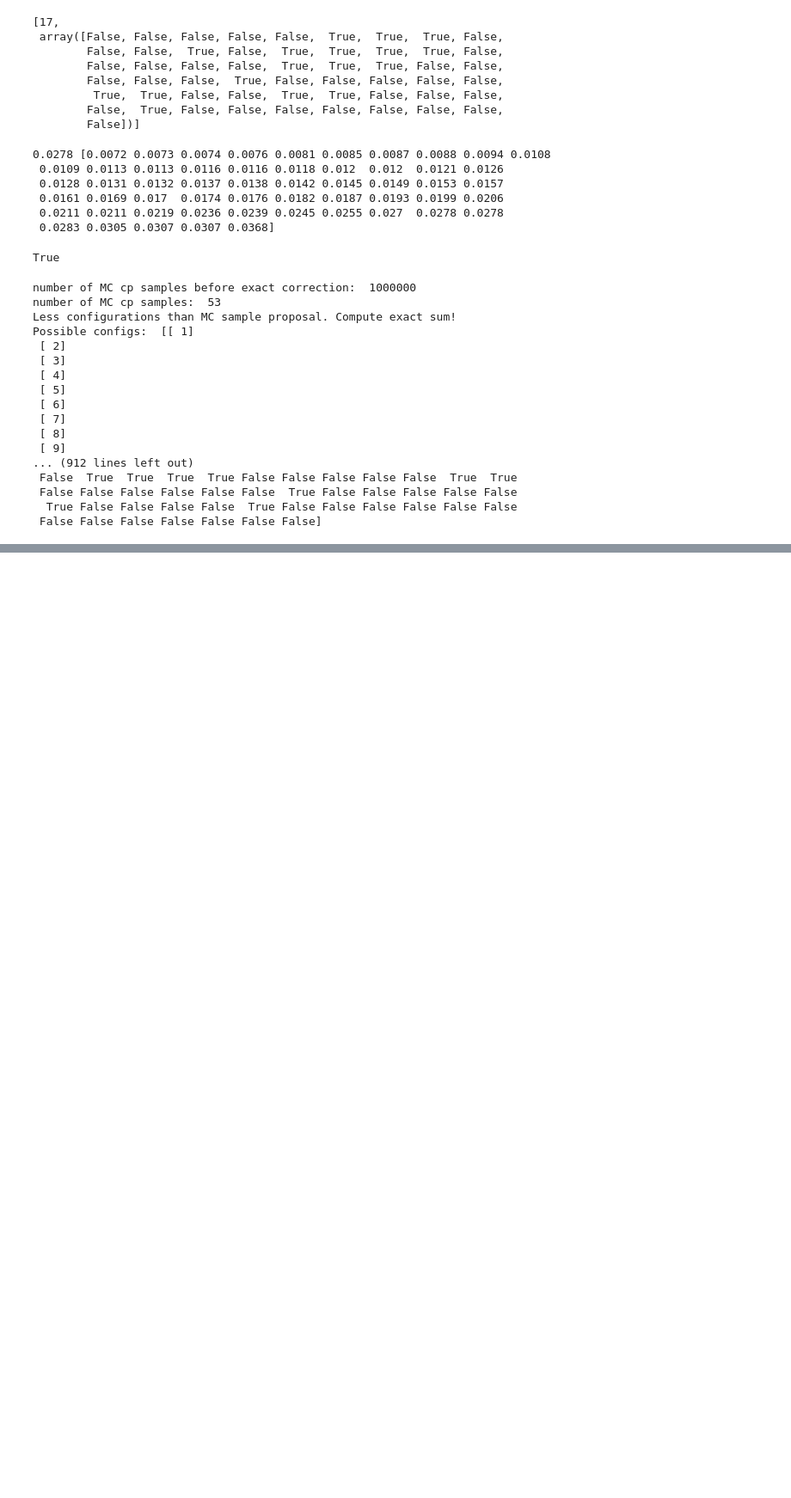
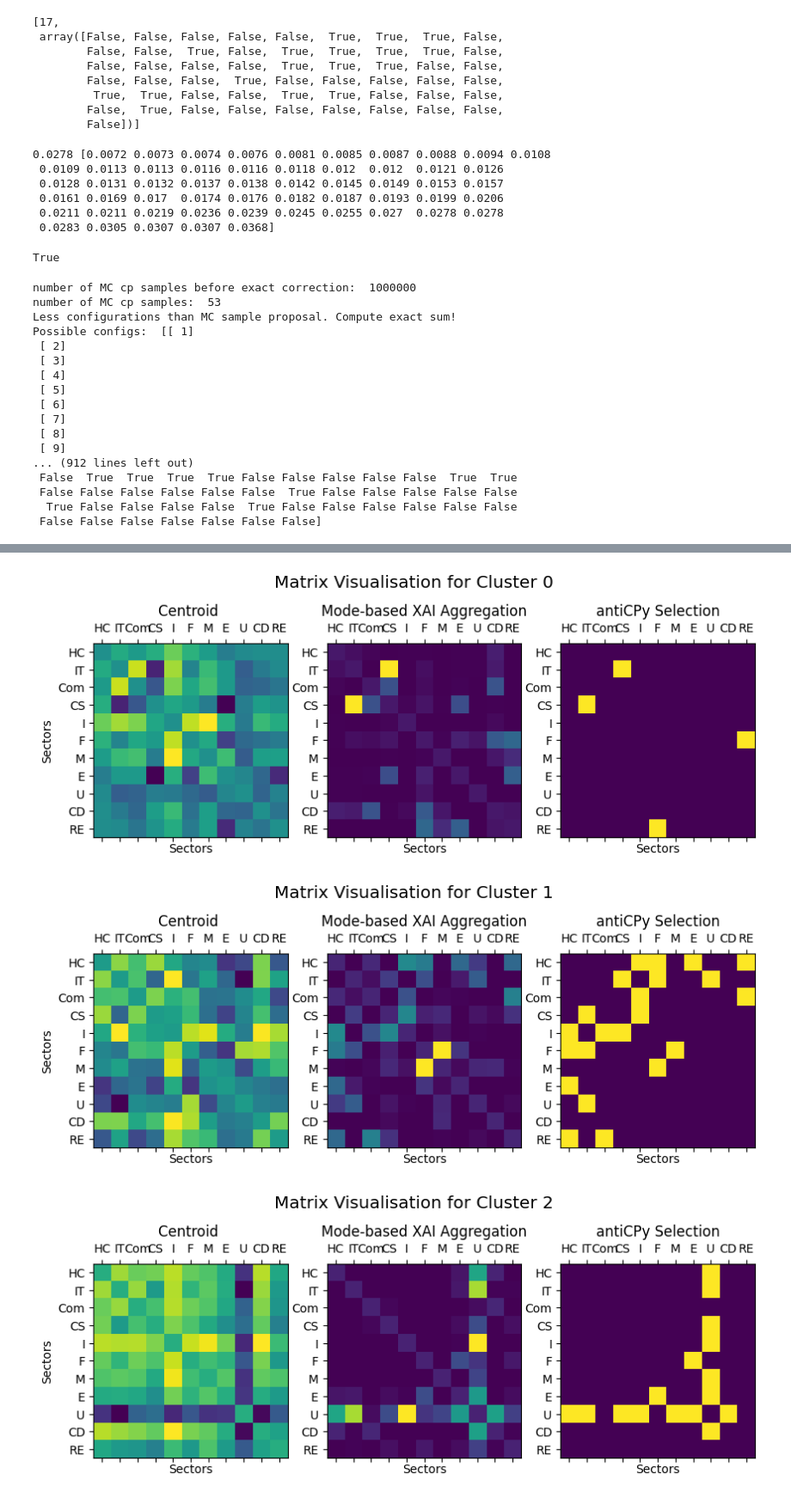
Before and after one commit to TobiasW1891/Finance-Redone, a Jupyter notebook: antiCPy for XAI Finance Relevances.ipynb, the cells around one changed output, grey strips where cells are left out. Shown at 86% size. Cells and saved outputs as stored; diff of their text form; code cells hidden in the pictures; blank space fills up the shorter version.

```diff
--- a/antiCPy for XAI Finance Relevances.ipynb
+++ b/antiCPy for XAI Finance Relevances.ipynb
@@ -507,3 +563,54 @@ for j in range(1+int(max(LabelNaiveOrdered))):
 0.005104788799759811
 [figure]
 ... (4 outputs left out)
+# %%
+for j in range(1+int(max(LabelNaiveOrdered))):
+
+    Modes = np.unique(np.argmax(XAI[LabelNaiveOrdered==j,:],1),
+             return_counts=True)
+    RM = RankModes(Modes)
+
+    fig, (ax1,ax2,ax3) = plt.subplots(1, 3)
+    fig.set_size_inches(10, 4)
+    fig.suptitle('Matrix Visualisation for Cluster '+str(j),
+                 fontsize = 'x-large')
+    ax1.matshow(ReverseDiag(CorrMatrices[LabelNaiveOrdered==j,:].mean(0),
+                            MEAN = True))
+    ax1.set_title("Centroid ")
+    ax1.set_xticks(xaxis)
+    ax1.set_yticks(xaxis)
+    ax1.set_xticklabels(Names)
+    ax1.set_yticklabels(Names)
+
+    ax2.matshow(ReverseDiag(RM[:,1], MEAN=True))
+    ax2.set_title("Mode-based XAI Aggregation")
+    ax2.set_xticks(xaxis)
+    ax2.set_yticks(xaxis)
+    ax2.set_xticklabels(Names)
+    ax2.set_yticklabels(Names)
+
+
+    relIndex = np.zeros(55)
+    relIndex[CP_Modal_list[j][1]] = 1.
+    RelMat = ReverseDiag(relIndex,
+                       ZERO = True)
+    ax3.title.set_text("antiCPy Selection")
+    ax3.matshow(RelMat)
+
+    xaxis = np.arange(len(Names))
+    ax3.set_xticks(xaxis)
+    ax3.set_yticks(xaxis)
+    ax3.set_xticklabels(Names)
+    ax3.set_yticklabels(Names)
+
+    ax1.set_xlabel('Sectors')
+    ax1.set_ylabel('Sectors')
+    ax2.set_xlabel('Sectors')
+    ax3.set_xlabel('Sectors')
+
+    plt.savefig("Centroid_vs_XAI_cluster"+ str(j)+".pdf", dpi=350, bbox_inches='tight')
+    plt.show()
+# %% [output]
+[figure, added]
+[figure, added]
+[figure, added]
```
Also changed, not shown: parts of 8 cells of this notebook.
